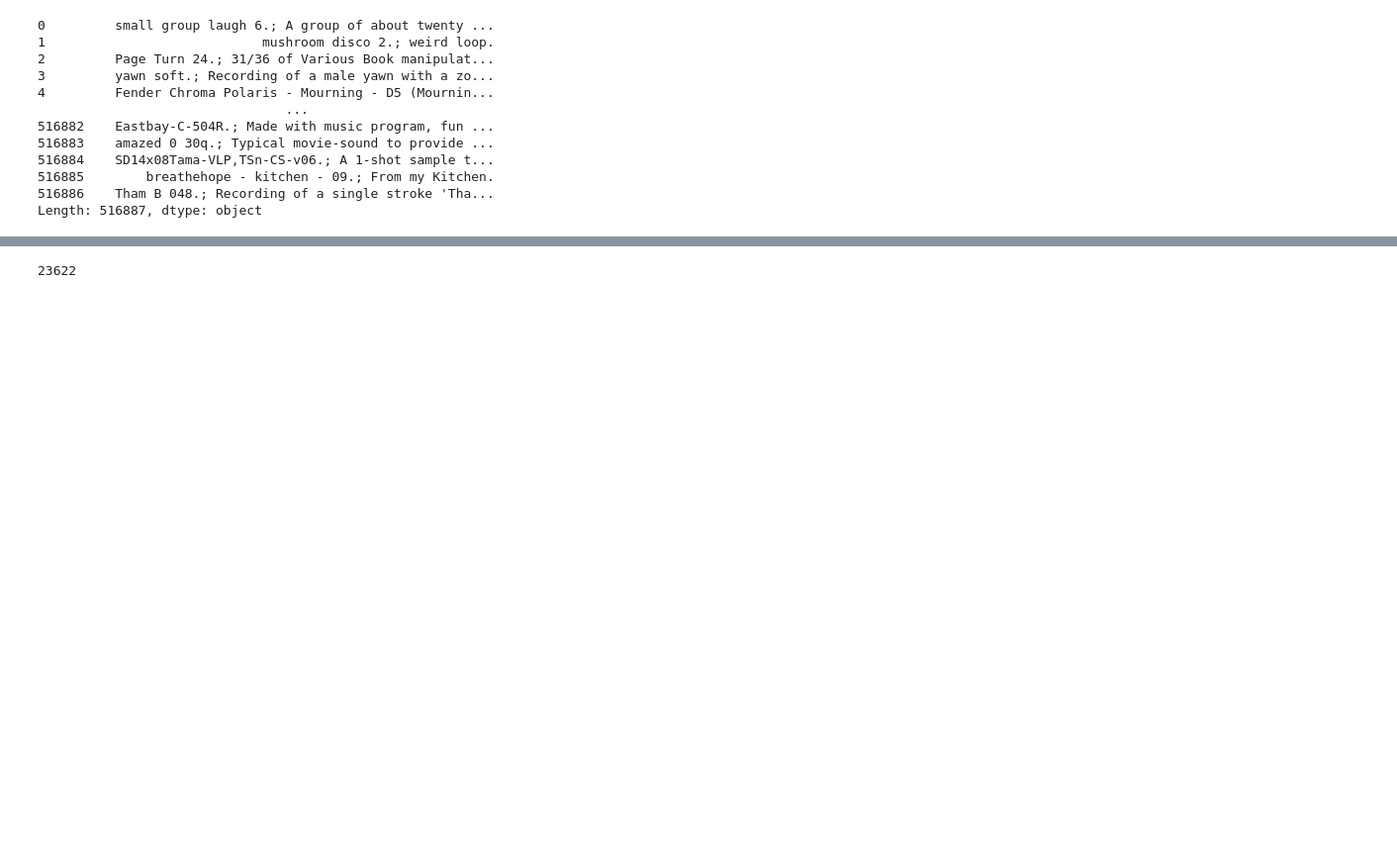
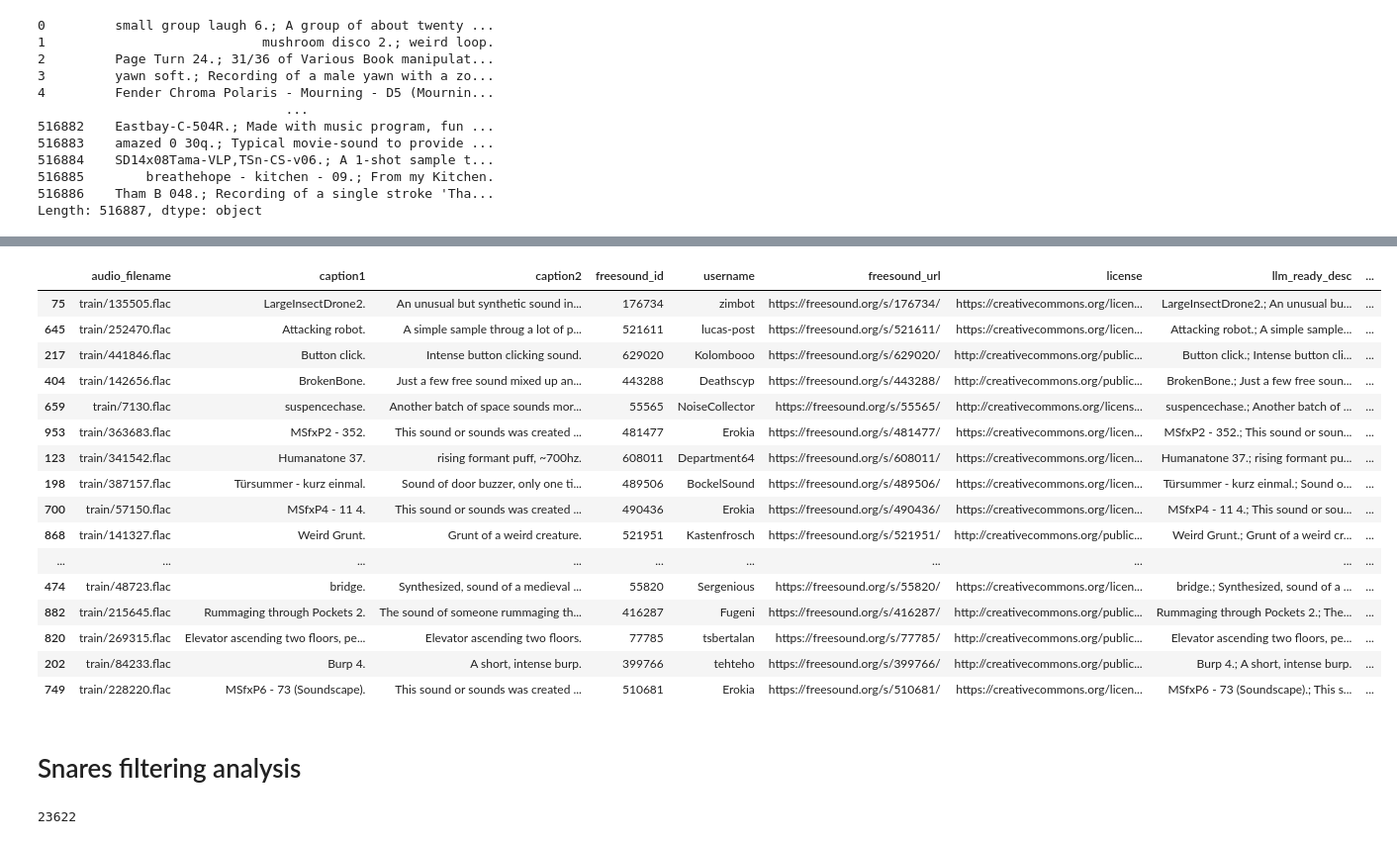
Before and after one commit to dzjkb/mgr2024, a Jupyter notebook: laion630k.ipynb, the cells around one changed output, grey strips where cells are left out. Shown at 99% size. Saved outputs shown, nothing was run; the diff lists cells and outputs as text; code cells hidden in the pictures; blank space fills up the shorter version.

```diff
--- a/laion630k.ipynb
+++ b/laion630k.ipynb
@@ -9,7 +9,7 @@ ollama_api = "http://localhost:11434/api/generate"
 res = requests.post(
     ollama_api,
     json={
-        "model": "qwen2.5:1.5b",
+        "model": "qwen2.5:14b",
         "prompt": "hi! I have the following text snippet: 'The sky is blue'. Please answer with only a literal 'yes' or 'no': does the snippet refer to any color?",
         "think": False,
         "stream": False,
@@ -59,37 +59,40 @@ llm_ready_desc
 Length: 516887, dtype: object
 # %%
 import requests
+import multiprocessing as mp
 from rich.progress import track
 
 laion_metadata["llm_ready_desc"] = llm_ready_desc
-prompt_question = "does the sample contain a one-shot sound similar to a snare?"
-prompt_template = "I have the following text description of a short sound recording: '{}'. Please answer with only a yes or no: " + prompt_question
+prompt_question = (
+    "Does the recording description '{}' probably describe a non-instrumental, abstract sound effect?"
+    " Exclude descriptions of loops or raw recordings, I'm interested only in synthetic SFX-style sounds."
+)
+prompt_template = prompt_question + " Answer only with a literal 'yes' or 'no', no other symbols."
 
-def _classify_description(s: str) -> bool:
+def _classify_description(s: str) -> str:
     res = requests.post(
         ollama_api,
         json={
-            "model": "glm-4.7-flash",
+            "model": "qwen2.5:14b",
             "prompt": prompt_template.format(s),
             "think": False,
             "stream": False,
         },
     )
-    return res.json()["response"]
+    res_string = res.json()["response"]
+    match res_string:
+        case "yes" | "Yes":
+            return True
+        case "no" | "No":
+            return False
+        case _:
+            print(f"got unexpected response: {res_string}")
+            return False
 
 # laion_metadata[prompt_question] = laion_metadata["llm_ready_desc"].apply(_classify_description)
-results = []
-for desc in track(laion_metadata["llm_ready_desc"].values):
-    response = _classify_description(desc)
-    result = False
-    match response:
-        case "yes" | "Yes":
-            result = True
-        case "no" | "No":
-            result = False
-        case _:
-            print(f"got unexpected response: {response}")
-    results.append(result)
-laion_metadata[prompt_question] = results
-laion_metadata
+laion_subset = laion_metadata.head(1000)
+with mp.Pool(8) as pool:
+    results = list(track(pool.imap(_classify_description, laion_subset["llm_ready_desc"].values, chunksize=64), total=len(laion_subset)))
+laion_subset[prompt_question] = results
+laion_subset
 # %% [output]
@@ -118,3 +119,25 @@ KeyboardInterrupt:
+# %%
+laion_subset[laion_subset[prompt_question]].sample(20)
+# %% [output]
+|  | audio_filename | caption1 | caption2 | freesound_id | username | freesound_url | license | llm_ready_desc | ... |
+| 75 | train/135505.flac | LargeInsectDrone2. | An unusual but synthetic sound in... | 176734 | zimbot | https://freesound.org/s/176734/ | https://creativecommons.org/licen... | LargeInsectDrone2.; An unusual bu... | ... |
+| 645 | train/252470.flac | Attacking robot. | A simple sample throug a lot of p... | 521611 | lucas-post | https://freesound.org/s/521611/ | https://creativecommons.org/licen... | Attacking robot.; A simple sample... | ... |
+| 217 | train/441846.flac | Button click. | Intense button clicking sound. | 629020 | Kolombooo | https://freesound.org/s/629020/ | http://creativecommons.org/public... | Button click.; Intense button cli... | ... |
+| 404 | train/142656.flac | BrokenBone. | Just a few free sound mixed up an... | 443288 | Deathscyp | https://freesound.org/s/443288/ | http://creativecommons.org/public... | BrokenBone.; Just a few free soun... | ... |
+| 659 | train/7130.flac | suspencechase. | Another batch of space sounds mor... | 55565 | NoiseCollector | https://freesound.org/s/55565/ | http://creativecommons.org/licens... | suspencechase.; Another batch of ... | ... |
+| 953 | train/363683.flac | MSfxP2 - 352. | This sound or sounds was created ... | 481477 | Erokia | https://freesound.org/s/481477/ | https://creativecommons.org/licen... | MSfxP2 - 352.; This sound or soun... | ... |
+| 123 | train/341542.flac | Humanatone 37. | rising formant puff, ~700hz. | 608011 | Department64 | https://freesound.org/s/608011/ | https://creativecommons.org/licen... | Humanatone 37.; rising formant pu... | ... |
+| 198 | train/387157.flac | Türsummer - kurz einmal. | Sound of door buzzer, only one ti... | 489506 | BockelSound | https://freesound.org/s/489506/ | https://creativecommons.org/licen... | Türsummer - kurz einmal.; Sound o... | ... |
+| 700 | train/57150.flac | MSfxP4 - 11 4. | This sound or sounds was created ... | 490436 | Erokia | https://freesound.org/s/490436/ | https://creativecommons.org/licen... | MSfxP4 - 11 4.; This sound or sou... | ... |
+| 868 | train/141327.flac | Weird Grunt. | Grunt of a weird creature. | 521951 | Kastenfrosch | https://freesound.org/s/521951/ | http://creativecommons.org/public... | Weird Grunt.; Grunt of a weird cr... | ... |
+| ... | ... | ... | ... | ... | ... | ... | ... | ... | ... |
+| 474 | train/48723.flac | bridge. | Synthesized, sound of a medieval ... | 55820 | Sergenious | https://freesound.org/s/55820/ | https://creativecommons.org/licen... | bridge.; Synthesized, sound of a ... | ... |
+| 882 | train/215645.flac | Rummaging through Pockets 2. | The sound of someone rummaging th... | 416287 | Fugeni | https://freesound.org/s/416287/ | http://creativecommons.org/public... | Rummaging through Pockets 2.; The... | ... |
+| 820 | train/269315.flac | Elevator ascending two floors, pe... | Elevator ascending two floors. | 77785 | tsbertalan | https://freesound.org/s/77785/ | http://creativecommons.org/public... | Elevator ascending two floors, pe... | ... |
+| 202 | train/84233.flac | Burp 4. | A short, intense burp. | 399766 | tehteho | https://freesound.org/s/399766/ | http://creativecommons.org/public... | Burp 4.; A short, intense burp. | ... |
+| 749 | train/228220.flac | MSfxP6 - 73 (Soundscape). | This sound or sounds was created ... | 510681 | Erokia | https://freesound.org/s/510681/ | https://creativecommons.org/licen... | MSfxP6 - 73 (Soundscape).; This s... | ... |
+# %% [markdown]
+# Snares filtering analysis
 # %%
 # laion_qwen25_snares = pd.read_csv("laion_snares.csv")
 # laion_metadata["qwen25_is_snare"] = laion_qwen25_snares
```
Also changed, not shown: parts of 7 cells of this notebook, 8 other files.
